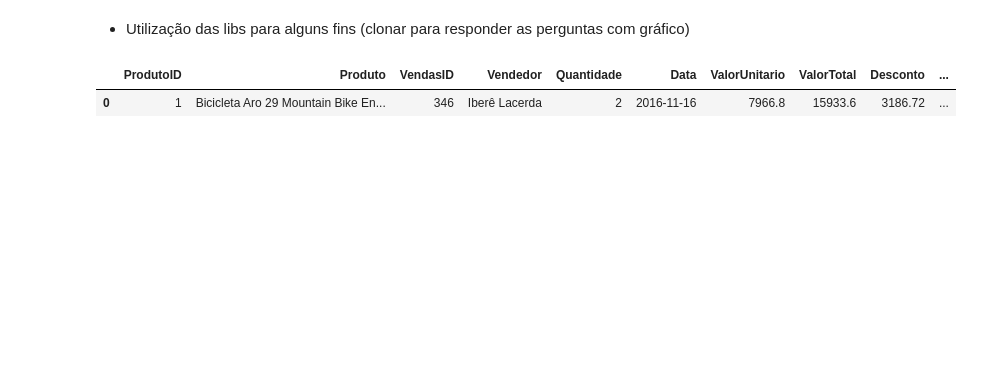
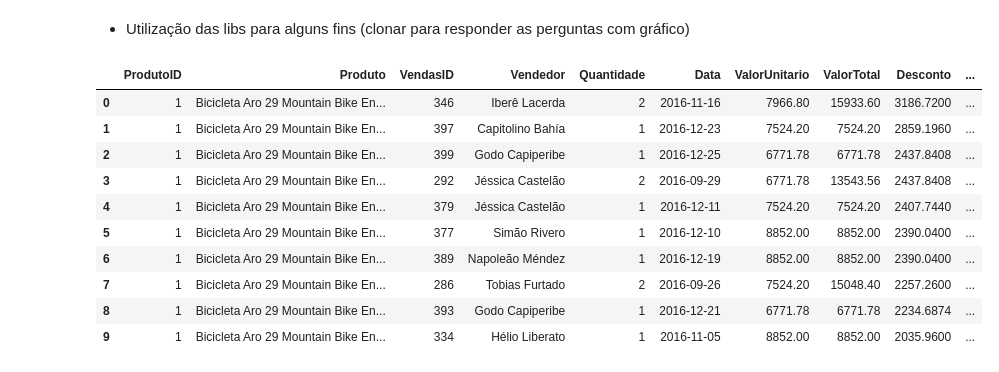
Before and after one commit to jcostaa1/analysis-client, a Jupyter notebook: analytic_graphs.ipynb, the cells around one changed output. Drawn from its saved outputs; the diff is of its cells as text; code cells hidden in the pictures; blank space fills up the shorter version.

```diff
--- a/analytic_graphs.ipynb
+++ b/analytic_graphs.ipynb
@@ -7,10 +7,19 @@ import matplotlib.pyplot as plt
 # %%
 # lendo o doc
 df = pd.read_excel('data_cli.xlsx')
-df.head(1)
+df.head(10)
 # %% [output]
 |  | ProdutoID | Produto | VendasID | Vendedor | Quantidade | Data | ValorUnitario | ValorTotal | Desconto | ... |
-| 0 | 1 | Bicicleta Aro 29 Mountain Bike En... | 346 | Iberê Lacerda | 2 | 2016-11-16 | 7966.8 | 15933.6 | 3186.72 | ... |
+| 0 | 1 | Bicicleta Aro 29 Mountain Bike En... | 346 | Iberê Lacerda | 2 | 2016-11-16 | 7966.80 | 15933.60 | 3186.7200 | ... |
+| 1 | 1 | Bicicleta Aro 29 Mountain Bike En... | 397 | Capitolino Bahía | 1 | 2016-12-23 | 7524.20 | 7524.20 | 2859.1960 | ... |
+| 2 | 1 | Bicicleta Aro 29 Mountain Bike En... | 399 | Godo Capiperibe | 1 | 2016-12-25 | 6771.78 | 6771.78 | 2437.8408 | ... |
+| 3 | 1 | Bicicleta Aro 29 Mountain Bike En... | 292 | Jéssica Castelão | 2 | 2016-09-29 | 6771.78 | 13543.56 | 2437.8408 | ... |
+| 4 | 1 | Bicicleta Aro 29 Mountain Bike En... | 379 | Jéssica Castelão | 1 | 2016-12-11 | 7524.20 | 7524.20 | 2407.7440 | ... |
+| 5 | 1 | Bicicleta Aro 29 Mountain Bike En... | 377 | Simão Rivero | 1 | 2016-12-10 | 8852.00 | 8852.00 | 2390.0400 | ... |
+| 6 | 1 | Bicicleta Aro 29 Mountain Bike En... | 389 | Napoleão Méndez | 1 | 2016-12-19 | 8852.00 | 8852.00 | 2390.0400 | ... |
+| 7 | 1 | Bicicleta Aro 29 Mountain Bike En... | 286 | Tobias Furtado | 2 | 2016-09-26 | 7524.20 | 15048.40 | 2257.2600 | ... |
+| 8 | 1 | Bicicleta Aro 29 Mountain Bike En... | 393 | Godo Capiperibe | 1 | 2016-12-21 | 6771.78 | 6771.78 | 2234.6874 | ... |
+| 9 | 1 | Bicicleta Aro 29 Mountain Bike En... | 334 | Hélio Liberato | 1 | 2016-11-05 | 8852.00 | 8852.00 | 2035.9600 | ... |
 # %%
 #Qual é o produto mais vendido em termos de quantidade?
 df.Produto.value_counts().plot(kind='bar', color='pink')
```
Also changed, not shown: parts of 1 cell of this notebook, 2 other files.
